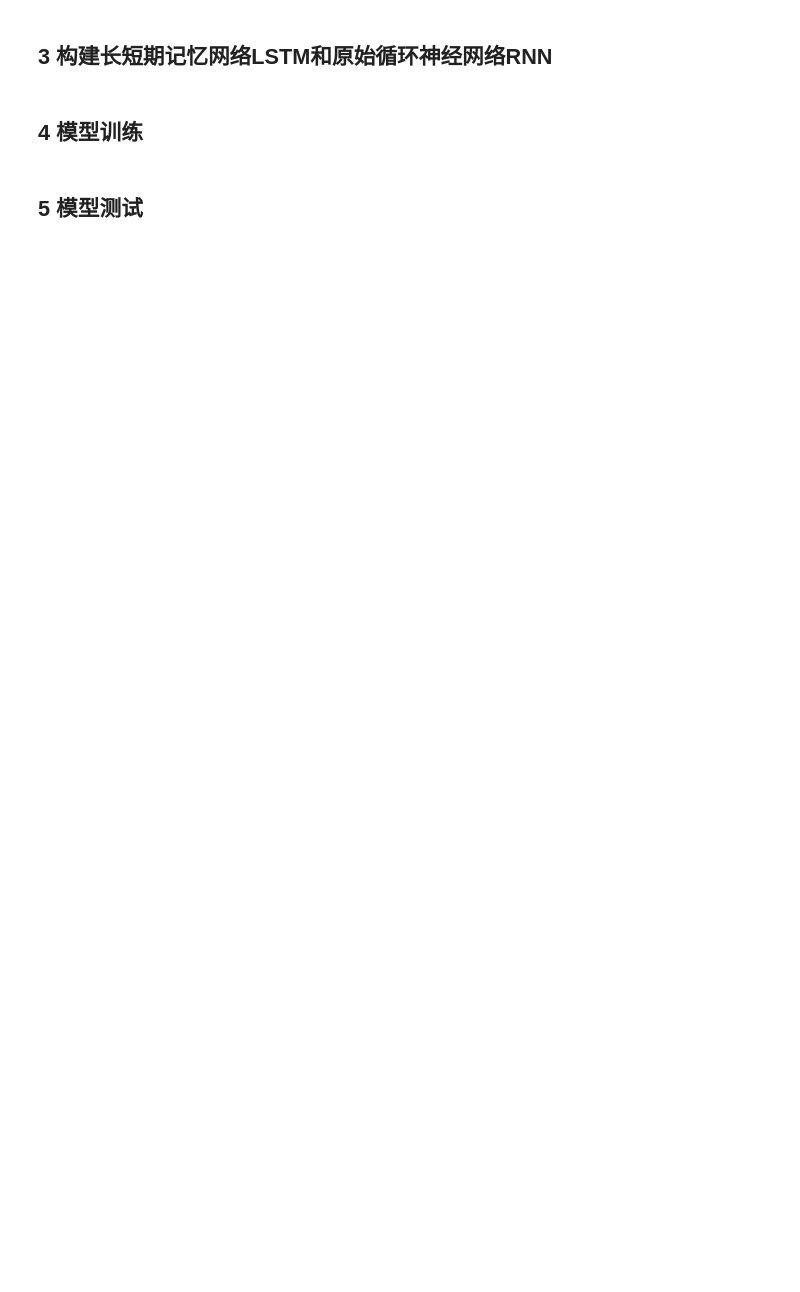
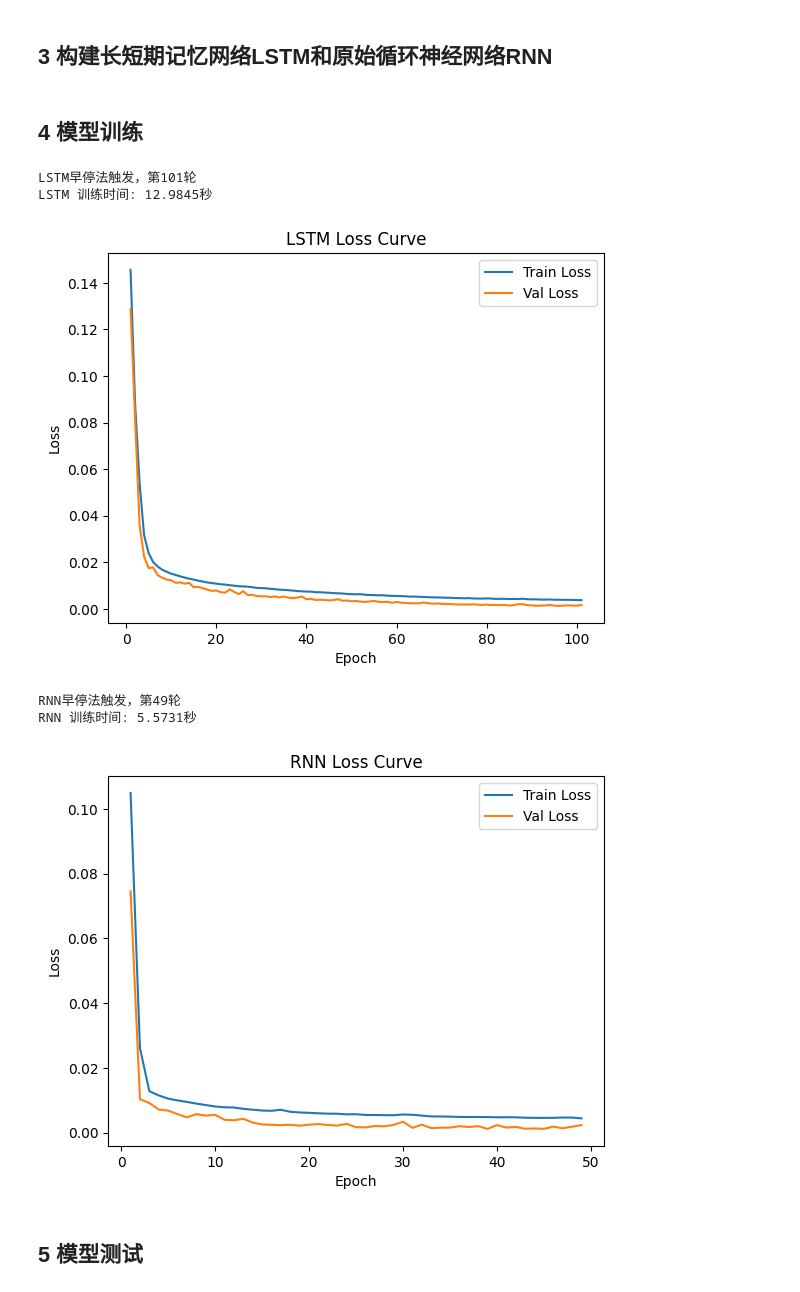
Before and after one commit to sihaobao/sjtu-ML, a Jupyter notebook: 第二章-回归模型/长短期记忆网络.ipynb, the cells around one changed output. Saved outputs shown, nothing was run; the diff lists cells and outputs as text; code cells hidden in the pictures; blank space fills up the shorter version.

```diff
--- a/第二章-回归模型/长短期记忆网络.ipynb
+++ b/第二章-回归模型/长短期记忆网络.ipynb
@@ -174,7 +190,8 @@ class LSTM(nn.Module):
         # 输出LSTM
         x = self.fc(x) #x的形状为(batch_size, input_len, output_channel)
         # 调整输出长度
-        x=self.len_adjust(x.permute(0,2,1)).permute(0,2,1) #x的形状为(batch_size, output_len, output_channel)
+        if self.input_len!=self.output_len:
+            x=self.len_adjust(x.permute(0,2,1)).permute(0,2,1) #x的形状为(batch_size, output_len, output_channel)
         return x
 
 #构建RNN模型
@@ -200,7 +217,8 @@ class RNN(nn.Module):
         # 输出RNN
         x = self.fc(x) #x的形状为(batch_size, input_len, output_channel)
         # 调整输出长度
-        x=self.len_adjust(x.permute(0,2,1)).permute(0,2,1) #x的形状为(batch_size, output_len, output_channel)
+        if self.input_len!=self.output_len:
+            x=self.len_adjust(x.permute(0,2,1)).permute(0,2,1) #x的形状为(batch_size, output_len, output_channel)
         return x
 
 #初始化模型和优化器
@@ -222,6 +240,9 @@ model_list=[lstm,rnn]
 model_name_list=['LSTM','RNN']
 optimizer_list=[optimizer_lstm,optimizer_rnn]
 
+for model in model_list:
+    model.to(device)
+
 #设置模型权重保存目录
 save_path="model_weight"
 os.makedirs(save_path,exist_ok=True) #创建模型保存目录(如果没有目录的话)
@@ -242,6 +263,7 @@ def train(model,optimizer,model_name,criterion):
     """
     #记录开始训练时间
     start_time=time.time()
+    model.to(device)
 
     best_loss=float('inf')
     early_stop_count=0
@@ -293,33 +315,40 @@ def train(model,optimizer,model_name,criterion):
             #早停法判断
             if val_loss<best_loss-delta:
                 best_loss=val_loss
                 early_stop_count=0
                 #保存最优模型
                 model_path=os.path.join(save_path,f'{model_name}.pth')
                 torch.save(model.state_dict(),model_path)
             else:
                 early_stop_count+=1
                 if early_stop_count>=patience:
                     print(f"{model_name}早停法触发，第{epoch}轮")
                     break
     #记录训练结束时间
     end_time=time.time()
     #计算训练时间
     training_time=end_time-start_time
     print(f"{model_name} 训练时间: {training_time:.4f}秒")
 
     #绘制训练损失曲线图
     plt.plot(range(1,epoch+1),train_losses,label='Train Loss')
     plt.plot(range(1,epoch+1),val_losses,label='Val Loss')
     plt.xlabel('Epoch')
     plt.ylabel('Loss')
     plt.title(f'{model_name} Loss Curve')
     plt.legend()
     plt.show()
 
 #训练模型
 for model,optimizer,model_name in zip(model_list,optimizer_list,model_name_list):
     train(model,optimizer,model_name,criterion)
+# %% [output]
+LSTM早停法触发，第101轮
+LSTM 训练时间: 12.9845秒
+[figure, added]
+RNN早停法触发，第49轮
+RNN 训练时间: 5.5731秒
+[figure, added]
 # %% [markdown]
 ## 5 模型测试
 # %%
```
Also changed, not shown: parts of 4 cells of this notebook, 2 other files.
